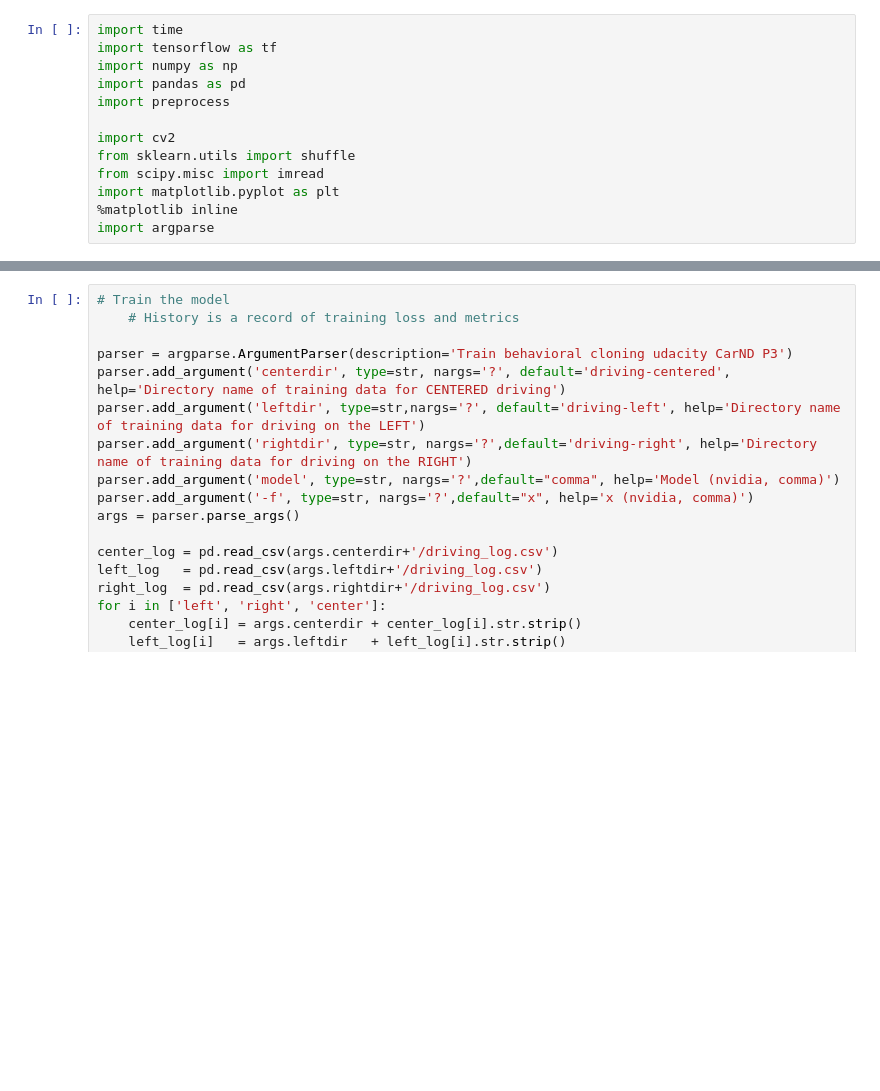
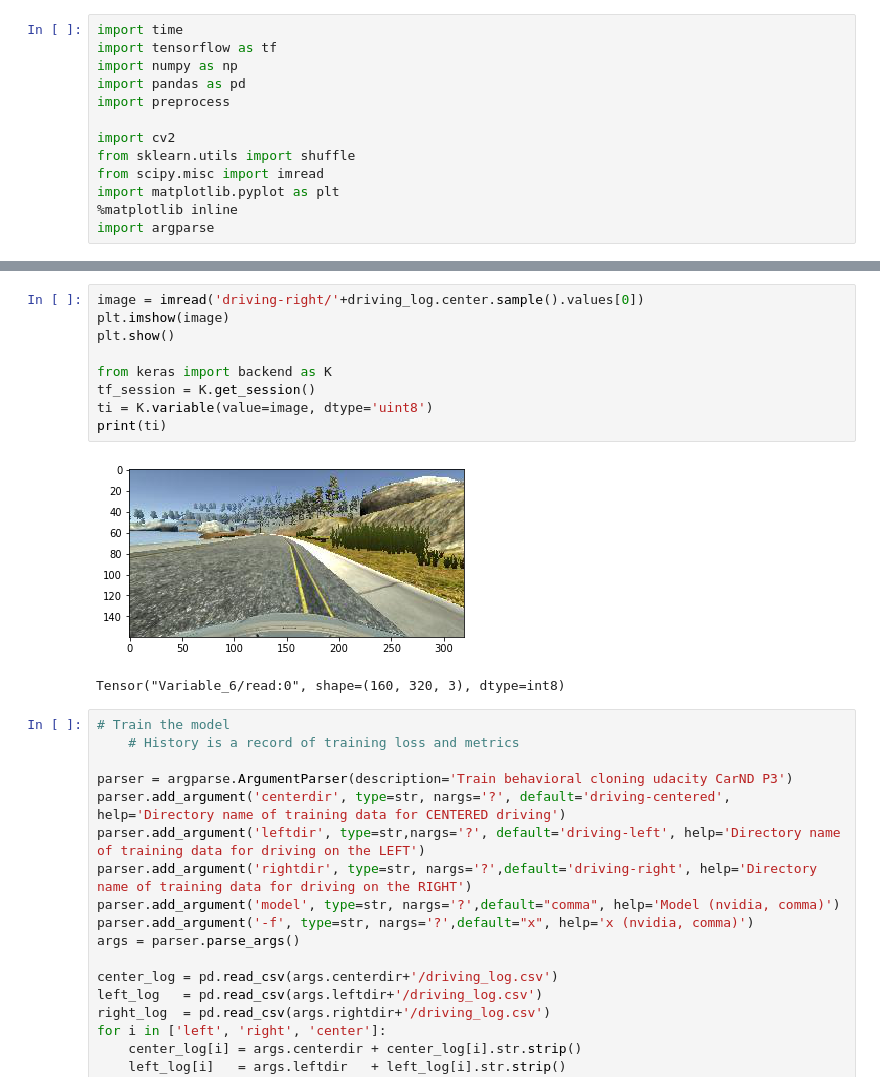
Before and after one commit to antorsae/CarND-p3, a Jupyter notebook: p3.ipynb, the cells around one changed output, grey strips where cells are left out. Saved outputs shown, nothing was run; the diff lists cells and outputs as text; blank space fills up the shorter version.

```diff
--- a/p3.ipynb
+++ b/p3.ipynb
@@ -39,6 +39,18 @@ plt.show()
 [figure]
 [figure]
 [figure]
+# %%
+image = imread('driving-right/'+driving_log.center.sample().values[0])
+plt.imshow(image)
+plt.show()
+
+from keras import backend as K
+tf_session = K.get_session()
+ti = K.variable(value=image, dtype='uint8')
+print(ti)
+# %% [output]
+[figure, added]
+Tensor("Variable_6/read:0", shape=(160, 320, 3), dtype=int8)
 # %%
 # Train the model
     # History is a record of training loss and metrics
```
Also changed, not shown: parts of 1 cell of this notebook, 4 other files.
